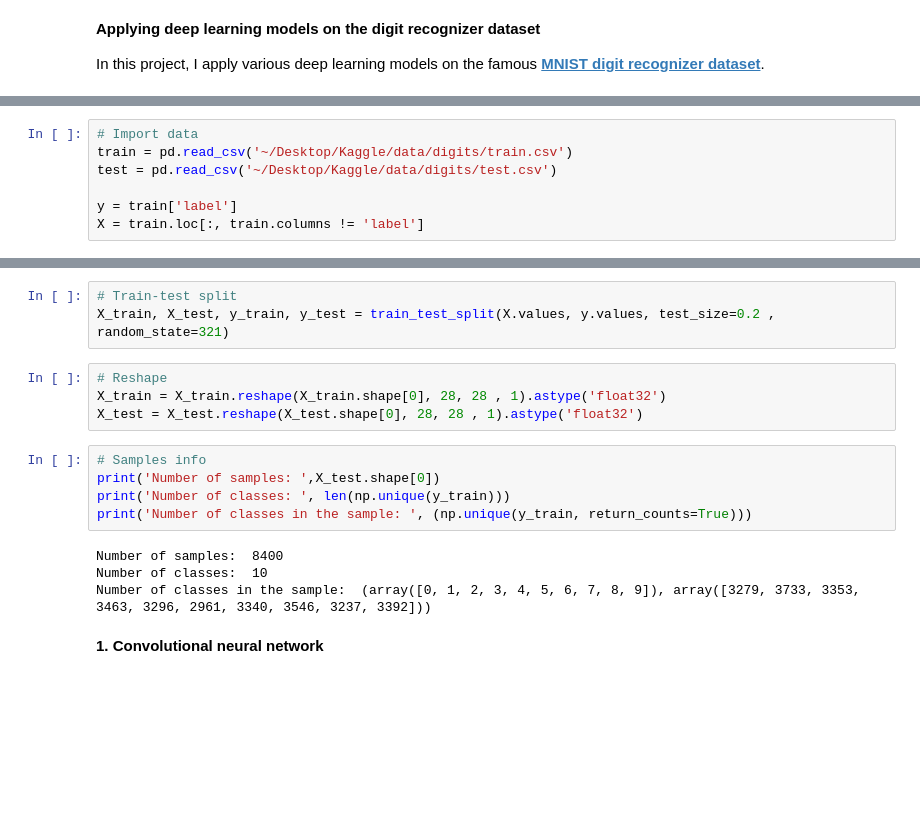
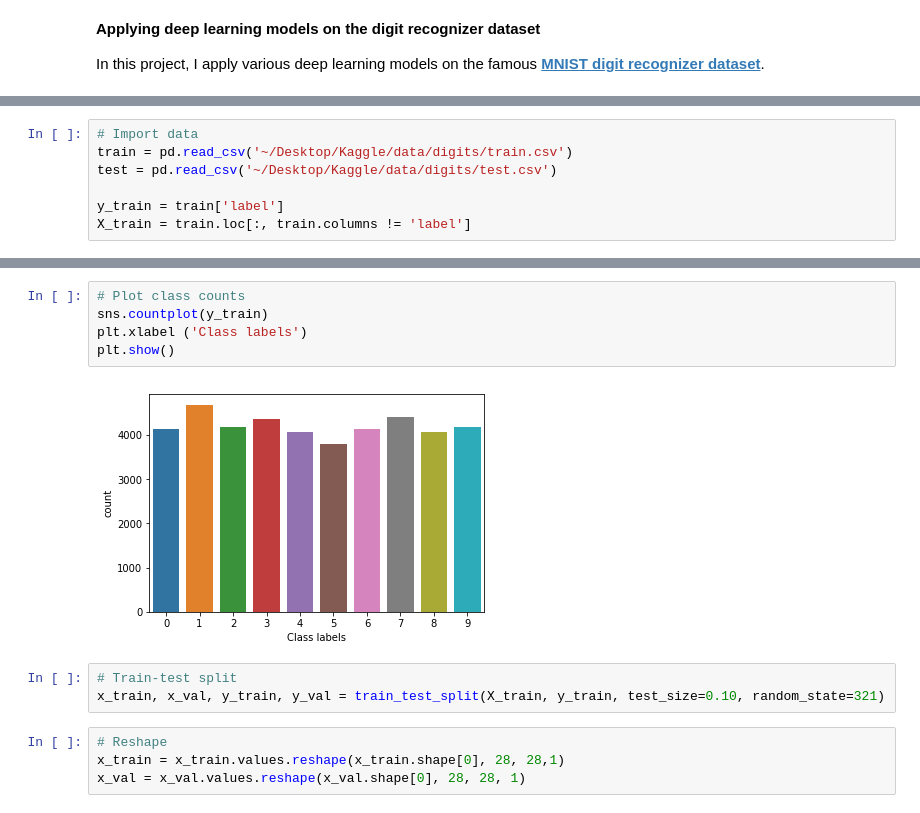
Before and after one commit to akafle1003/kaggle_projects, a Jupyter notebook: Digit_recognizer.ipynb, the cells around one changed output, grey strips where cells are left out. Drawn from its saved outputs; the diff is of its cells as text; blank space fills up the shorter version.

```diff
--- a/Digit_recognizer.ipynb
+++ b/Digit_recognizer.ipynb
@@ -26,5 +25,5 @@ Using TensorFlow backend.
 train = pd.read_csv('~/Desktop/Kaggle/data/digits/train.csv')
 test = pd.read_csv('~/Desktop/Kaggle/data/digits/test.csv')
 
-y = train['label']
-X = train.loc[:, train.columns != 'label']
+y_train = train['label']
+X_train = train.loc[:, train.columns != 'label']
@@ -31,18 +37,14 @@ X = train.loc[:, train.columns != 'label']
+# %%
+# Plot class counts
+sns.countplot(y_train)
+plt.xlabel ('Class labels')
+plt.show()
+# %% [output]
+[figure, added]
 # %%
 # Train-test split
-X_train, X_test, y_train, y_test = train_test_split(X.values, y.values, test_size=0.2 , random_state=321)
+x_train, x_val, y_train, y_val = train_test_split(X_train, y_train, test_size=0.10, random_state=321)
 # %%
 # Reshape
-X_train = X_train.reshape(X_train.shape[0], 28, 28 , 1).astype('float32')
-X_test = X_test.reshape(X_test.shape[0], 28, 28 , 1).astype('float32')
+x_train = x_train.values.reshape(x_train.shape[0], 28, 28,1)
+x_val = x_val.values.reshape(x_val.shape[0], 28, 28, 1)
-# %%
-# Samples info
-print('Number of samples: ',X_test.shape[0])
-print('Number of classes: ', len(np.unique(y_train)))
-print('Number of classes in the sample: ', (np.unique(y_train, return_counts=True)))
-# %% [output]
-Number of samples:  8400
-Number of classes:  10
-Number of classes in the sample:  (array([0, 1, 2, 3, 4, 5, 6, 7, 8, 9]), array([3279, 3733, 3353, 3463, 3296, 2961, 3340, 3546, 3237, 3392]))
-# %% [markdown]
-**1. Convolutional neural network**
```
Also changed, not shown: parts of 10 cells of this notebook.
